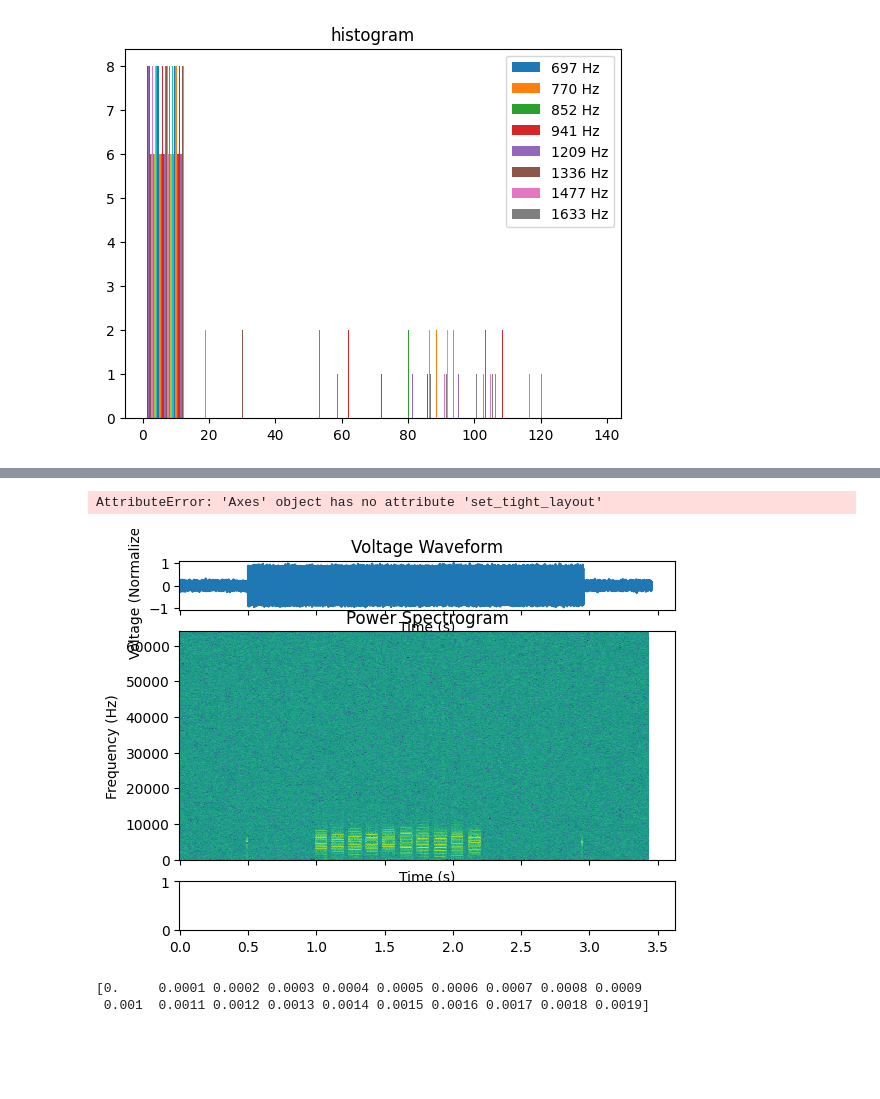
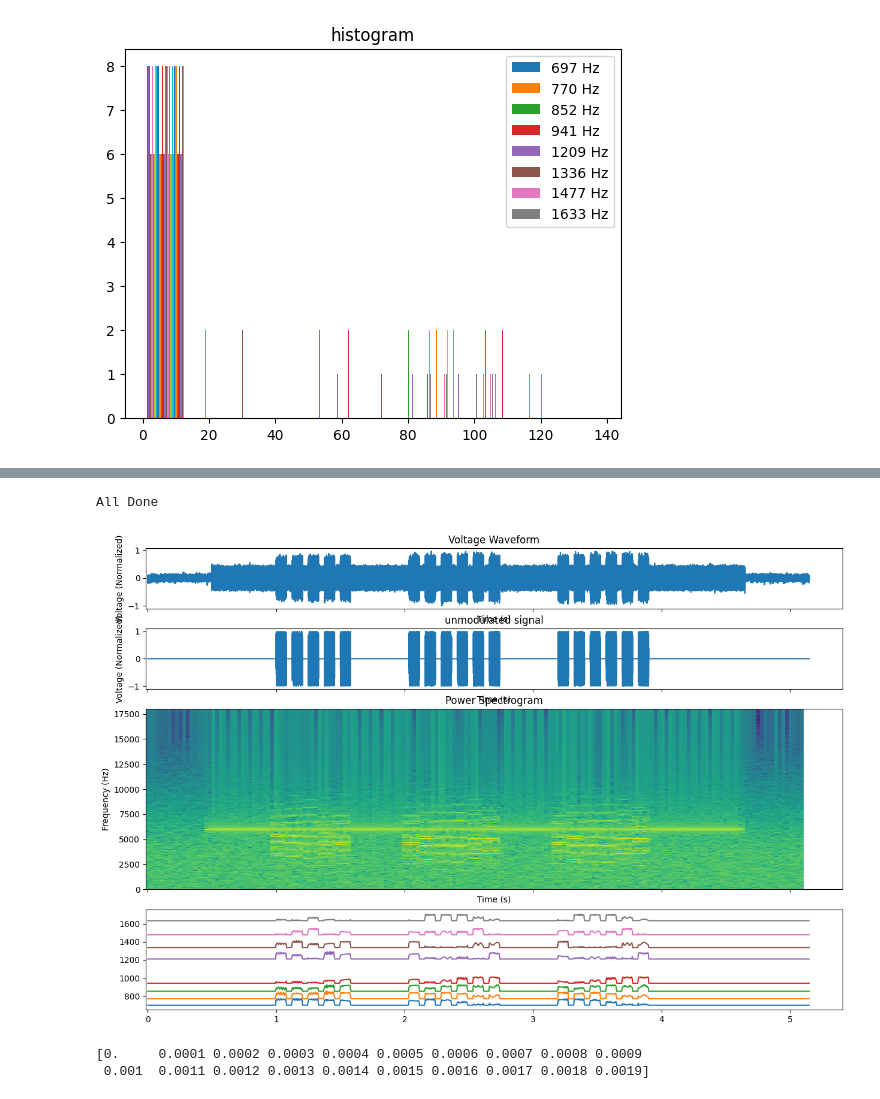
Before and after one commit to erikson1970/006_DTMF_Decoder, a Jupyter notebook: DTMF_detector.ipynb, the cells around one changed output, grey strips where cells are left out. Cells and saved outputs as stored; diff of their text form; code cells hidden in the pictures; blank space fills up the shorter version.

Commit message:
Made the DTMF Generator Class

```diff
--- a/DTMF_detector.ipynb
+++ b/DTMF_detector.ipynb
@@ -1032,9 +1033,18 @@ def simple_spectrogram(signal, fs, window_size, noverlap):
     spec = np.array([np.abs(np.fft.rfft(window)) for window in slices])
     return freqs, times, spec.T
 
+# Load the WAV file
+filename = 'dtmf_fm_unmodulated.wav'
+with wave.open(filename, 'r') as wav_file:
+    nchannels, sampwidth, framerate, nframes, comptype, compname = wav_file.getparams()
+    frames = wav_file.readframes(nframes)
+    # Convert frames to int16
+    dtype = np.int16
+    unModSignal = np.frombuffer(frames, dtype=dtype)
+
 
 # Load the WAV file
-filename = 'dtmf_fm_modulated.wav'
+filename = 'dtmf_fm_modulated_LP.wav'
 with wave.open(filename, 'r') as wav_file:
     nchannels, sampwidth, framerate, nframes, comptype, compname = wav_file.getparams()
     frames = wav_file.readframes(nframes)
@@ -1042,36 +1052,45 @@ with wave.open(filename, 'r') as wav_file:
     dtype = np.int16
     signal = np.frombuffer(frames, dtype=dtype)
 
+
 # Normalize the signal for plotting as voltage
 time = np.linspace(0, nframes / framerate, num=nframes)
 voltage_signal = signal / np.max(np.abs(signal))
+unModVoltage_signal = unModSignal / np.max(np.abs(unModSignal))
 # %%
 # Plot Voltage Waveform
-fig,ax=plt.subplots(3,1,sharex=True,height_ratios=[.15,0.7,.15])
-ax0,ax1,ax2=(ax[0],ax[1],ax[2])
+fig,ax=plt.subplots(4,1,figsize=(15,10),sharex=True,height_ratios=[.15,.15,0.45,.25])
+ax0,ax1,ax2,ax3=(ax[0],ax[1],ax[2],ax[3])
 
 ax0.plot(time, voltage_signal)
 ax0.set_title('Voltage Waveform')
 ax0.set_ylabel('Voltage (Normalized)')
 ax0.set_xlabel('Time (s)')
 
+ax1.plot(time, unModVoltage_signal)
+ax1.set_title('unmodulated signal')
+ax1.set_ylabel('Voltage (Normalized)')
+ax1.set_xlabel('Time (s)')
+
 f, t, Sxx = simple_spectrogram(signal, framerate, 2048, 1024)
 #plt.subplot(2, 1, 2, sharex=plt.gca())
-ax1.pcolormesh(t, f, 10 * np.log10(Sxx))
-ax1.set_ylabel('Frequency (Hz)')
-ax1.set_xlabel('Time (s)')
-ax1.set_title('Power Spectrogram')
+ax2.pcolormesh(t, f, 10 * np.log10(Sxx))
+ax2.set_ylabel('Frequency (Hz)')
+ax2.set_xlabel('Time (s)')
+ax2.set_title('Power Spectrogram')
 #ax1.set_xlim((0.9995,1.0005))
-ax1.set_tight_layout()
 #plt.show()
-detected_frequencies = np.array(to_dtmf_frequencies(dtmf_signal, Fs,chunk_size=chunk_size))
+detected_frequencies = np.array(to_dtmf_frequencies(unModVoltage_signal, fs,chunk_size=chunk_size))
 #scale the output for display purposes:
-detected_frequencies = detected_frequencies**0.4
+detected_frequencies = detected_frequencies**0.6
+
 #print("Detected frequencies:", detected_frequencies)
-x=np.array(list(range(0,len(dtmf_signal),chunk_size)))/Fs
+x=np.array(list(range(0,len(unModSignal),chunk_size)))/fs
+ax3.plot(x,(np.array(detected_frequencies)) + (dtmfGenerator.LOW_FREQS+dtmfGenerator.HIGH_FREQS))
+print(f"All Done")
 # %% [output]
-AttributeError: 'Axes' object has no attribute 'set_tight_layout'
+All Done
-[figure, old version]
+[figure, new version]
 # %%
 import numpy as np
 import matplotlib.pyplot as plt
```
Also changed, not shown: parts of 8 cells of this notebook, 3 other files.
